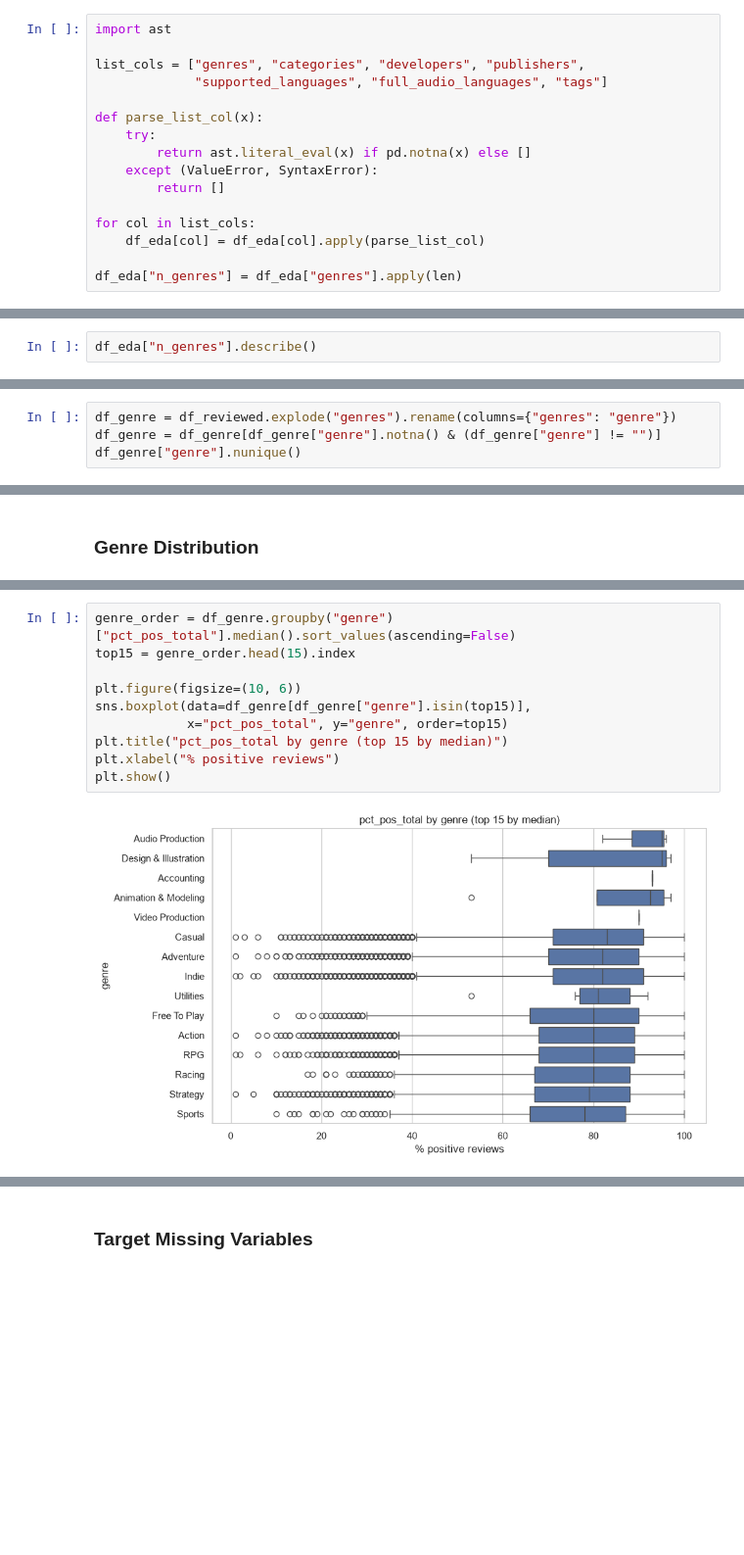
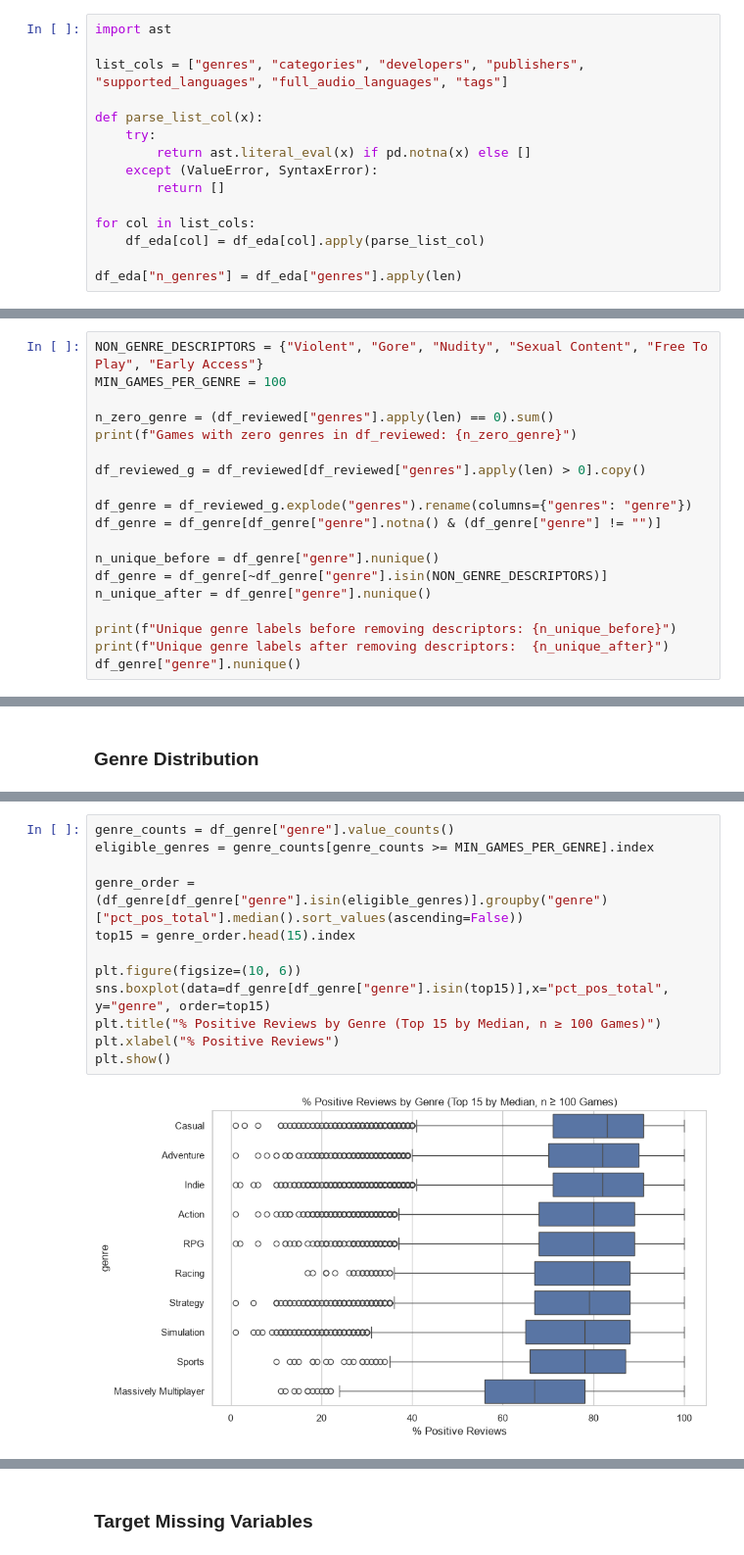
Before and after one commit to rakeikahukoti-del/DATA301-GP, a Jupyter notebook: notebooks/eda-rakei.ipynb, the cells around one changed output, grey strips where cells are left out. Shown at 98% size. Drawn from its saved outputs; the diff is of its cells as text; blank space fills up the shorter version.

Commit message:
Reviewed/refined eda-rakei.ipynb

```diff
--- a/notebooks/eda-rakei.ipynb
+++ b/notebooks/eda-rakei.ipynb
@@ -62,8 +59,7 @@ df_eda.shape
 # %%
 import ast
 
-list_cols = ["genres", "categories", "developers", "publishers",
-             "supported_languages", "full_audio_languages", "tags"]
+list_cols = ["genres", "categories", "developers", "publishers", "supported_languages", "full_audio_languages", "tags"]
 
 def parse_list_col(x):
     try:
@@ -119,3 +133,20 @@ Games kept: 34583 / 89618 (38.6%)
 # %%
-df_eda["n_genres"].describe()
+NON_GENRE_DESCRIPTORS = {"Violent", "Gore", "Nudity", "Sexual Content", "Free To Play", "Early Access"}
+MIN_GAMES_PER_GENRE = 100
+
+n_zero_genre = (df_reviewed["genres"].apply(len) == 0).sum()
+print(f"Games with zero genres in df_reviewed: {n_zero_genre}")
+
+df_reviewed_g = df_reviewed[df_reviewed["genres"].apply(len) > 0].copy()
+
+df_genre = df_reviewed_g.explode("genres").rename(columns={"genres": "genre"})
+df_genre = df_genre[df_genre["genre"].notna() & (df_genre["genre"] != "")]
+
+n_unique_before = df_genre["genre"].nunique()
+df_genre = df_genre[~df_genre["genre"].isin(NON_GENRE_DESCRIPTORS)]
+n_unique_after = df_genre["genre"].nunique()
+
+print(f"Unique genre labels before removing descriptors: {n_unique_before}")
+print(f"Unique genre labels after removing descriptors:  {n_unique_after}")
+df_genre["genre"].nunique()
 # %% [output]
@@ -138,4 +156,0 @@ plt.show()
-# %%
-df_genre = df_reviewed.explode("genres").rename(columns={"genres": "genre"})
-df_genre = df_genre[df_genre["genre"].notna() & (df_genre["genre"] != "")]
-df_genre["genre"].nunique()
@@ -156,13 +176,15 @@ plt.show()
 # %%
-genre_order = df_genre.groupby("genre")["pct_pos_total"].median().sort_values(ascending=False)
+genre_counts = df_genre["genre"].value_counts()
+eligible_genres = genre_counts[genre_counts >= MIN_GAMES_PER_GENRE].index
+
+genre_order = (df_genre[df_genre["genre"].isin(eligible_genres)].groupby("genre")["pct_pos_total"].median().sort_values(ascending=False))
 top15 = genre_order.head(15).index
 
 plt.figure(figsize=(10, 6))
-sns.boxplot(data=df_genre[df_genre["genre"].isin(top15)],
-            x="pct_pos_total", y="genre", order=top15)
-plt.title("pct_pos_total by genre (top 15 by median)")
-plt.xlabel("% positive reviews")
+sns.boxplot(data=df_genre[df_genre["genre"].isin(top15)],x="pct_pos_total", y="genre", order=top15)
+plt.title("% Positive Reviews by Genre (Top 15 by Median, n ≥ 100 Games)")
+plt.xlabel("% Positive Reviews")
 plt.show()
 # %% [output]
-[figure, old version]
+[figure, new version]
 # %% [markdown]
```
Also changed, not shown: parts of 18 cells of this notebook, 3 other files.
